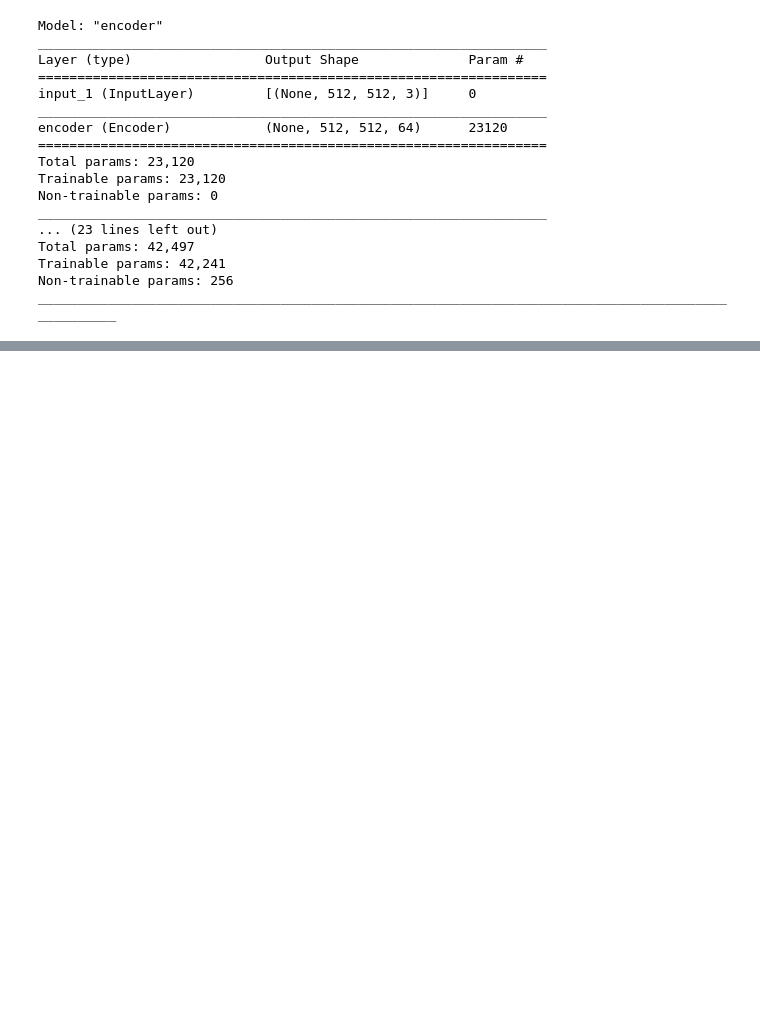
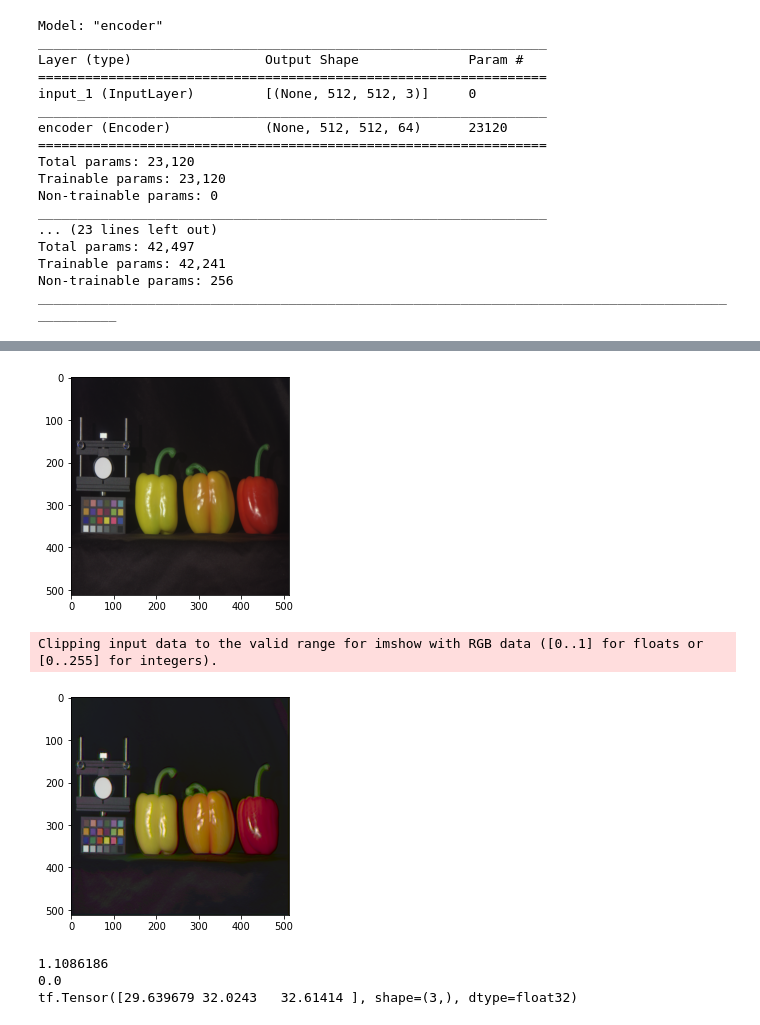
Before and after one commit to bemc22/spectral-gans, a Jupyter notebook: notebooks/Geison V2 GSDtrain.ipynb, the cells around one changed output, grey strips where cells are left out. Saved outputs shown, nothing was run; the diff lists cells and outputs as text; code cells hidden in the pictures; blank space fills up the shorter version.

```diff
--- a/notebooks/Geison V2 GSDtrain.ipynb
+++ b/notebooks/Geison V2 GSDtrain.ipynb
@@ -196,19 +220,31 @@ Epoch 00005: val_psnr improved from 21.50632 to 22.16443, saving model to spectr
 # %%
 #@title **Código:** mostrando una imágen generada
-
-sample = next(iter(train_ds)).numpy()
+psnr = PSNR()
+sample = next(iter(test_ds)).numpy()
 
 _input = spec2rgb(sample, RGB)
 
 generated = model.autoencoder.predict(_input)
 num = 0
-RGB = [ 24, 15 , 5]
+RGB2 = [ 24, 15 , 5]
 
 x_true = np.power( sample, 0.5 )
 x_pred = np.power( generated, 0.5 )
 
-plt.imshow(x_true[num][:,:,RGB])
+plt.imshow(x_true[num][:,:,RGB2])
 plt.show()
 
-plt.imshow(x_pred[num][:,:,RGB])
+plt.imshow(x_pred[num][:,:,RGB2])
 plt.show()
+
+print(np.max(x_pred[num]))
+print(np.min(x_pred[num]))
+
+print(psnr(sample, generated))
+# %% [output]
+[figure, added]
+Clipping input data to the valid range for imshow with RGB data ([0..1] for floats or [0..255] for integers).
+[figure, added]
+1.1086186
+0.0
+tf.Tensor([29.639679 32.0243   32.61414 ], shape=(3,), dtype=float32)
```
Also changed, not shown: parts of 9 cells of this notebook, 3 other files.
